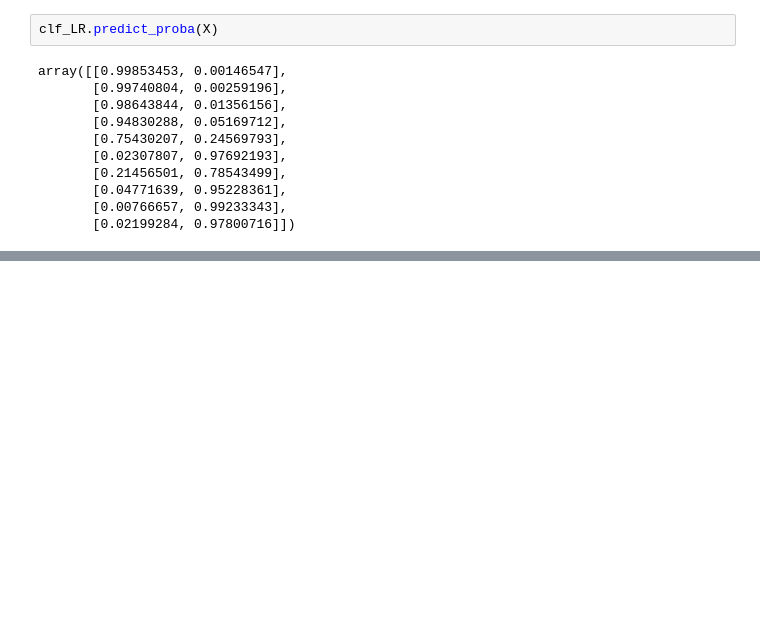
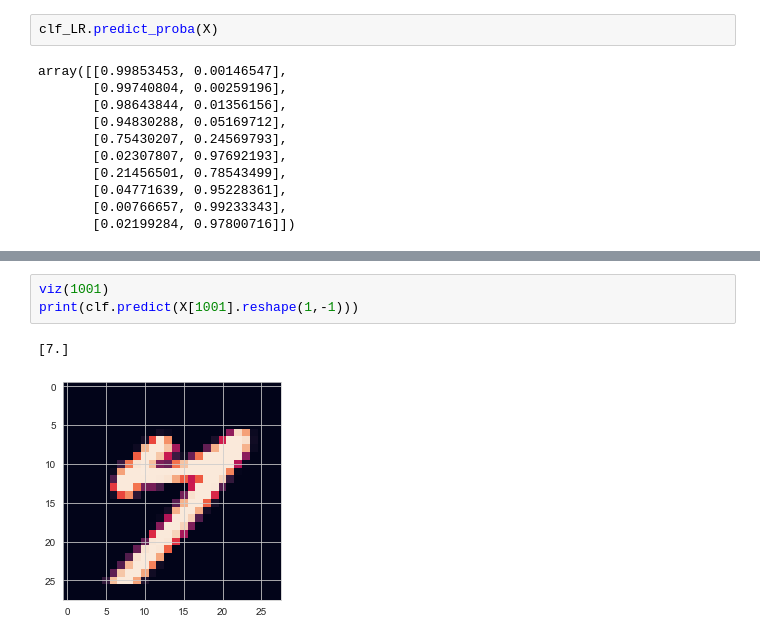
Before and after one commit to mashnun/Classification-Learning, a Jupyter notebook: Classification type ML.ipynb, the cells around one changed output, grey strips where cells are left out. Cells and saved outputs as stored; diff of their text form; blank space fills up the shorter version.

```diff
--- a/Classification type ML.ipynb
+++ b/Classification type ML.ipynb
@@ -64,0 +175,6 @@ array([[0.99853453, 0.00146547],
+# %%
+viz(1001)
+print(clf.predict(X[1001].reshape(1,-1)))
+# %% [output]
+[7.]
+[figure, added]
```
Also changed, not shown: parts of 20 cells of this notebook.
